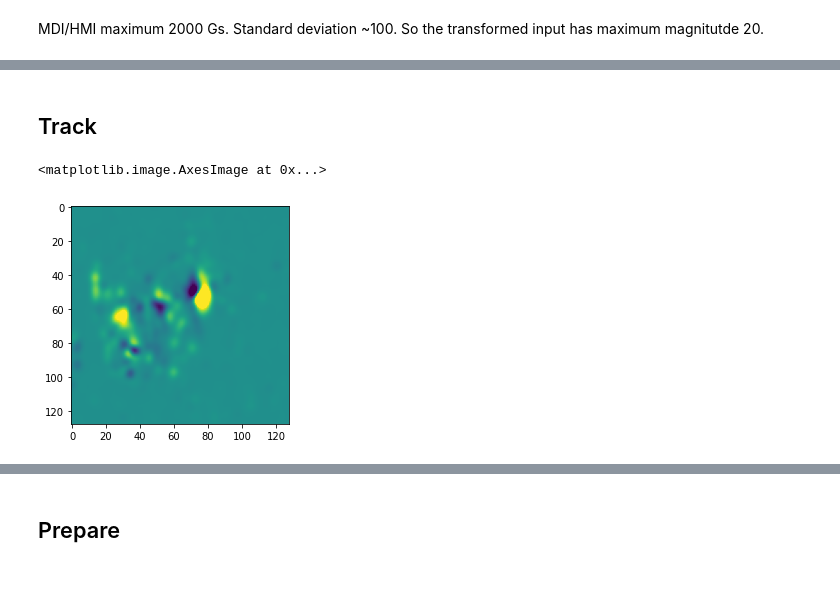
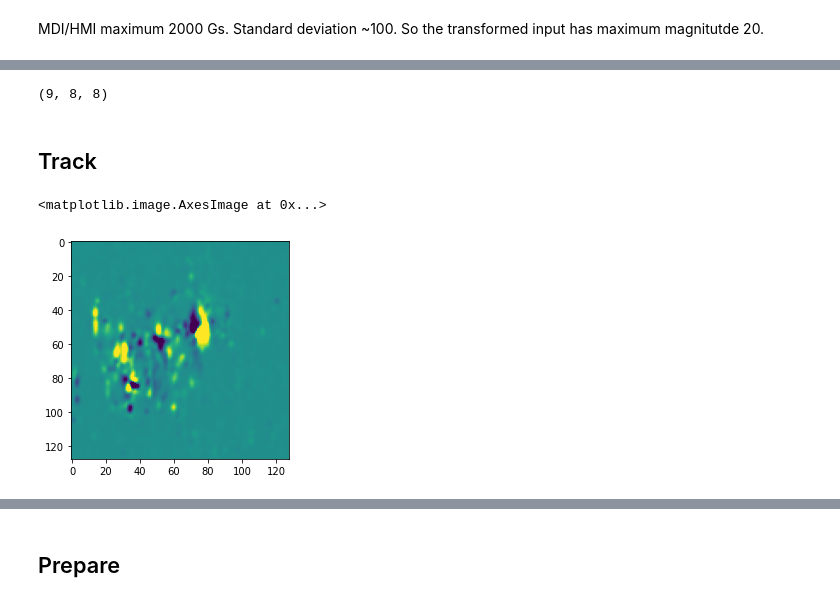
Before and after one commit to ZeyuSun/flare-prediction-smarp, a Jupyter notebook: notebooks/Captum.ipynb, the cells around one changed output, grey strips where cells are left out. Saved outputs shown, nothing was run; the diff lists cells and outputs as text; code cells hidden in the pictures.

Commit message:
Inspect GradCAM. More presentable figures

```diff
--- a/notebooks/Captum.ipynb
+++ b/notebooks/Captum.ipynb
@@ -181,0 +197,3 @@ for i in df.index:
+# %%
+_algorithms = ['LayerGradCam']
+heatmaps = get_heatmaps_from_df(df, _algorithms, baseline_type='zero')
@@ -181,0 +250,6 @@ for i in df.index:
+# %%
+gradcam = np.sum(l * s, axis=1, keepdims=True)[:, 0, 0]
+gradcam_reshaped = np.array([zoom(g, [128/8, 128/8]) for g in gradcam])
+gradcam.shape
+# %% [output]
+(9, 8, 8)
@@ -183,7 +276,7 @@ for i in df.index:
 ## Track
 # %%
 from scipy.ndimage import gaussian_filter
-plt.imshow(gaussian_filter(heatmaps['IntegratedGradients'][-1][0,0], sigma=2), vmin=-0.01, vmax=0.01)
+plt.imshow(gaussian_filter(heatmaps['IntegratedGradients'][-1][0,0], sigma=1), vmin=-0.01, vmax=0.01)
 # %% [output]
 <matplotlib.image.AxesImage at 0x...>
-[figure, old version]
+[figure, new version]
```
Also changed, not shown: parts of 19 cells of this notebook, 1 other file.
